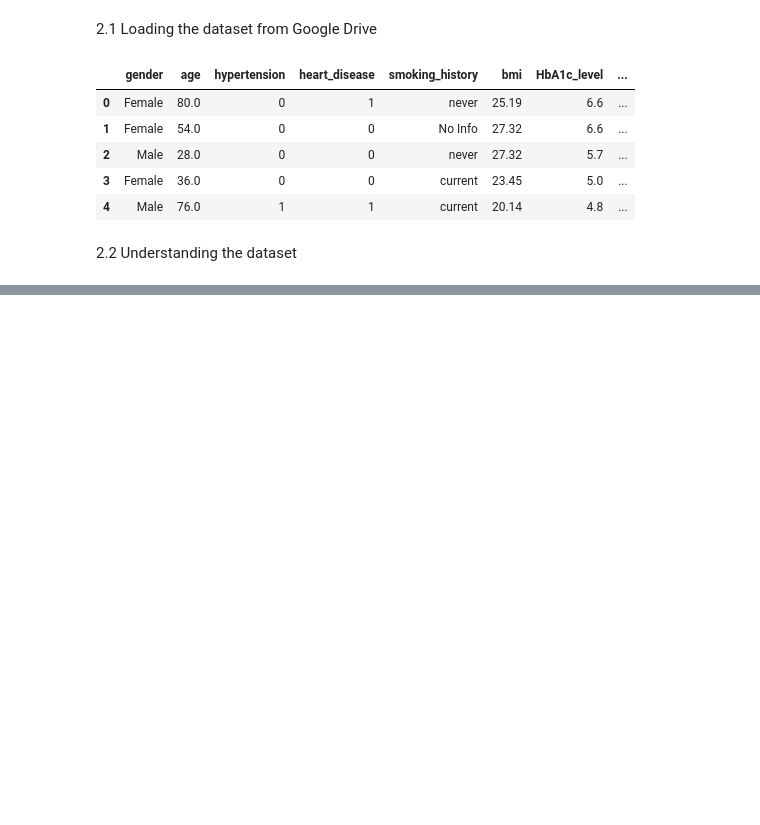
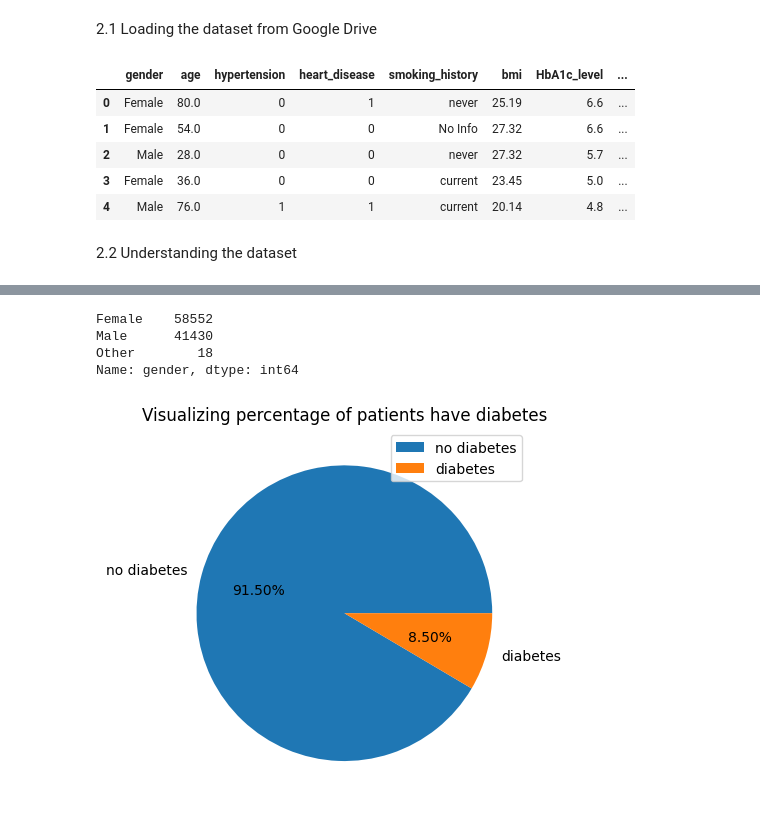
Before and after one commit to aukabir/Machine_Learning_Project_2, a Jupyter notebook: MLproject_2_diabetes_prediction.ipynb, the cells around one changed output, grey strips where cells are left out. Drawn from its saved outputs; the diff is of its cells as text; code cells hidden in the pictures; blank space fills up the shorter version.

```diff
--- a/MLproject_2_diabetes_prediction.ipynb
+++ b/MLproject_2_diabetes_prediction.ipynb
@@ -89,0 +150,14 @@ dtype: int64
+# %%
+# gender :
+data['gender'].value_counts()
+# %% [output]
+Female    58552
+Male      41430
+Other        18
+Name: gender, dtype: int64
+# %%
+plt.pie((list(data['diabetes'].value_counts().values)), labels = ['no diabetes', 'diabetes'],autopct='%1.2f%%');
+plt.legend();
+plt.title('Visualizing percentage of patients have diabetes');
+# %% [output]
+[figure, added]
```
Also changed, not shown: parts of 63 cells of this notebook.
